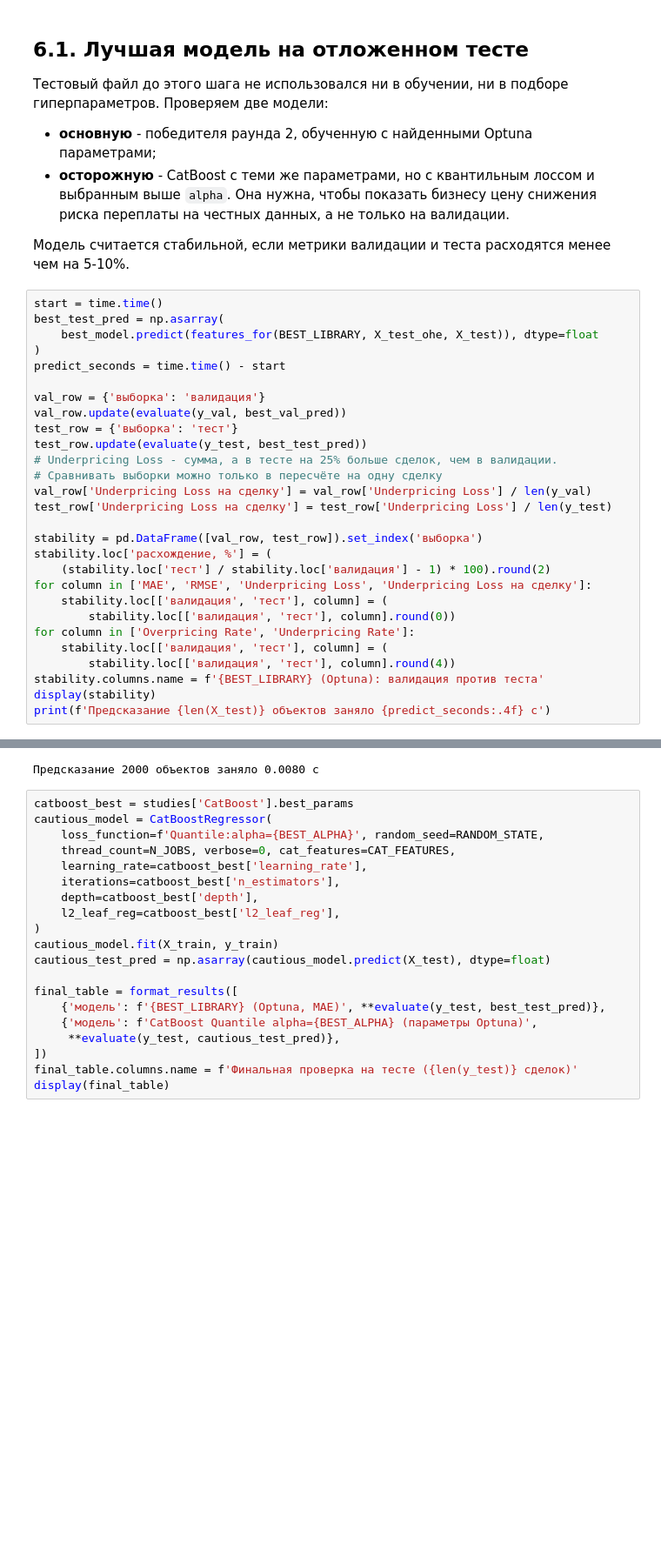
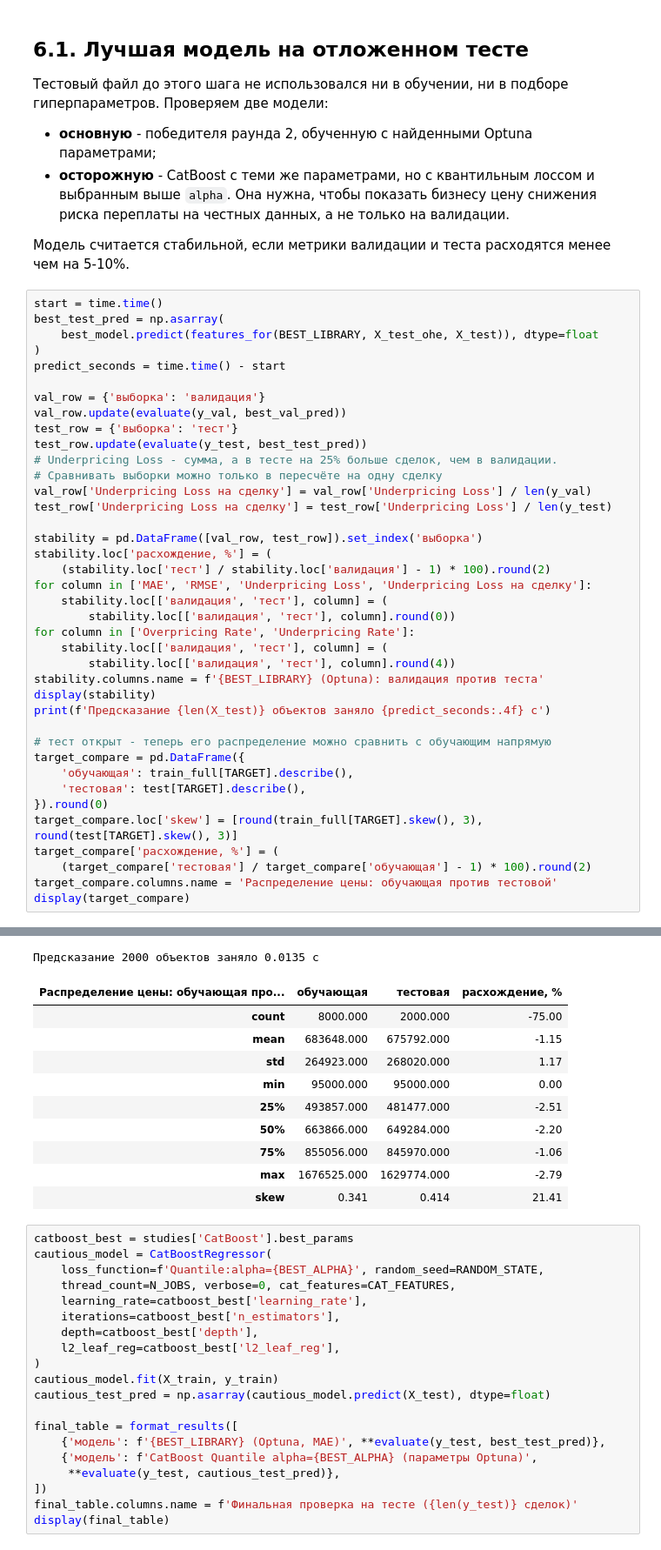
Before and after one commit to sergeyshmagin/MLDS, a Jupyter notebook: 51c3ffbf-518e-4434-b5db-bf800092ea64.ipynb, the cells around one changed output, grey strips where cells are left out. Shown at 87% size. Drawn from its saved outputs; the diff is of its cells as text; blank space fills up the shorter version.

```diff
--- a/51c3ffbf-518e-4434-b5db-bf800092ea64.ipynb
+++ b/51c3ffbf-518e-4434-b5db-bf800092ea64.ipynb
@@ -2059,34 +2137,55 @@ best_test_pred = np.asarray(
 )
 predict_seconds = time.time() - start
 
 val_row = {'выборка': 'валидация'}
 val_row.update(evaluate(y_val, best_val_pred))
 test_row = {'выборка': 'тест'}
 test_row.update(evaluate(y_test, best_test_pred))
 # Underpricing Loss - сумма, а в тесте на 25% больше сделок, чем в валидации.
 # Сравнивать выборки можно только в пересчёте на одну сделку
 val_row['Underpricing Loss на сделку'] = val_row['Underpricing Loss'] / len(y_val)
 test_row['Underpricing Loss на сделку'] = test_row['Underpricing Loss'] / len(y_test)
 
 stability = pd.DataFrame([val_row, test_row]).set_index('выборка')
 stability.loc['расхождение, %'] = (
     (stability.loc['тест'] / stability.loc['валидация'] - 1) * 100).round(2)
 for column in ['MAE', 'RMSE', 'Underpricing Loss', 'Underpricing Loss на сделку']:
     stability.loc[['валидация', 'тест'], column] = (
         stability.loc[['валидация', 'тест'], column].round(0))
 for column in ['Overpricing Rate', 'Underpricing Rate']:
     stability.loc[['валидация', 'тест'], column] = (
         stability.loc[['валидация', 'тест'], column].round(4))
 stability.columns.name = f'{BEST_LIBRARY} (Optuna): валидация против теста'
 display(stability)
 print(f'Предсказание {len(X_test)} объектов заняло {predict_seconds:.4f} с')
+
+# тест открыт - теперь его распределение можно сравнить с обучающим напрямую
+target_compare = pd.DataFrame({
+    'обучающая': train_full[TARGET].describe(),
+    'тестовая': test[TARGET].describe(),
+}).round(0)
+target_compare.loc['skew'] = [round(train_full[TARGET].skew(), 3), round(test[TARGET].skew(), 3)]
+target_compare['расхождение, %'] = (
+    (target_compare['тестовая'] / target_compare['обучающая'] - 1) * 100).round(2)
+target_compare.columns.name = 'Распределение цены: обучающая против тестовой'
+display(target_compare)
 # %% [output]
 | CatBoost (Optuna): валидация прот... | MAE | RMSE | R2 | Overpricing Rate | Underpricing Rate | Underpricing Loss | ... |
 | выборка |  |  |  |  |  |  | ... |
 | валидация | 79214.00 | 98796.00 | 0.855881 | 0.1331 | 0.0638 | 16693871.00 | ... |
 | тест | 75696.00 | 94817.00 | 0.874784 | 0.1345 | 0.0580 | 19388018.00 | ... |
 | расхождение, % | -4.44 | -4.03 | 2.210000 | 1.0300 | -9.0200 | 16.14 | ... |
-Предсказание 2000 объектов заняло 0.0080 с
+Предсказание 2000 объектов заняло 0.0135 с
+| Распределение цены: обучающая про... | обучающая | тестовая | расхождение, % |
+| count | 8000.000 | 2000.000 | -75.00 |
+| mean | 683648.000 | 675792.000 | -1.15 |
+| std | 264923.000 | 268020.000 | 1.17 |
+| min | 95000.000 | 95000.000 | 0.00 |
+| 25% | 493857.000 | 481477.000 | -2.51 |
+| 50% | 663866.000 | 649284.000 | -2.20 |
+| 75% | 855056.000 | 845970.000 | -1.06 |
+| max | 1676525.000 | 1629774.000 | -2.79 |
+| skew | 0.341 | 0.414 | 21.41 |
 # %%
 catboost_best = studies['CatBoost'].best_params
 cautious_model = CatBoostRegressor(
```
Also changed, not shown: parts of 13 cells of this notebook, 2 other files.
